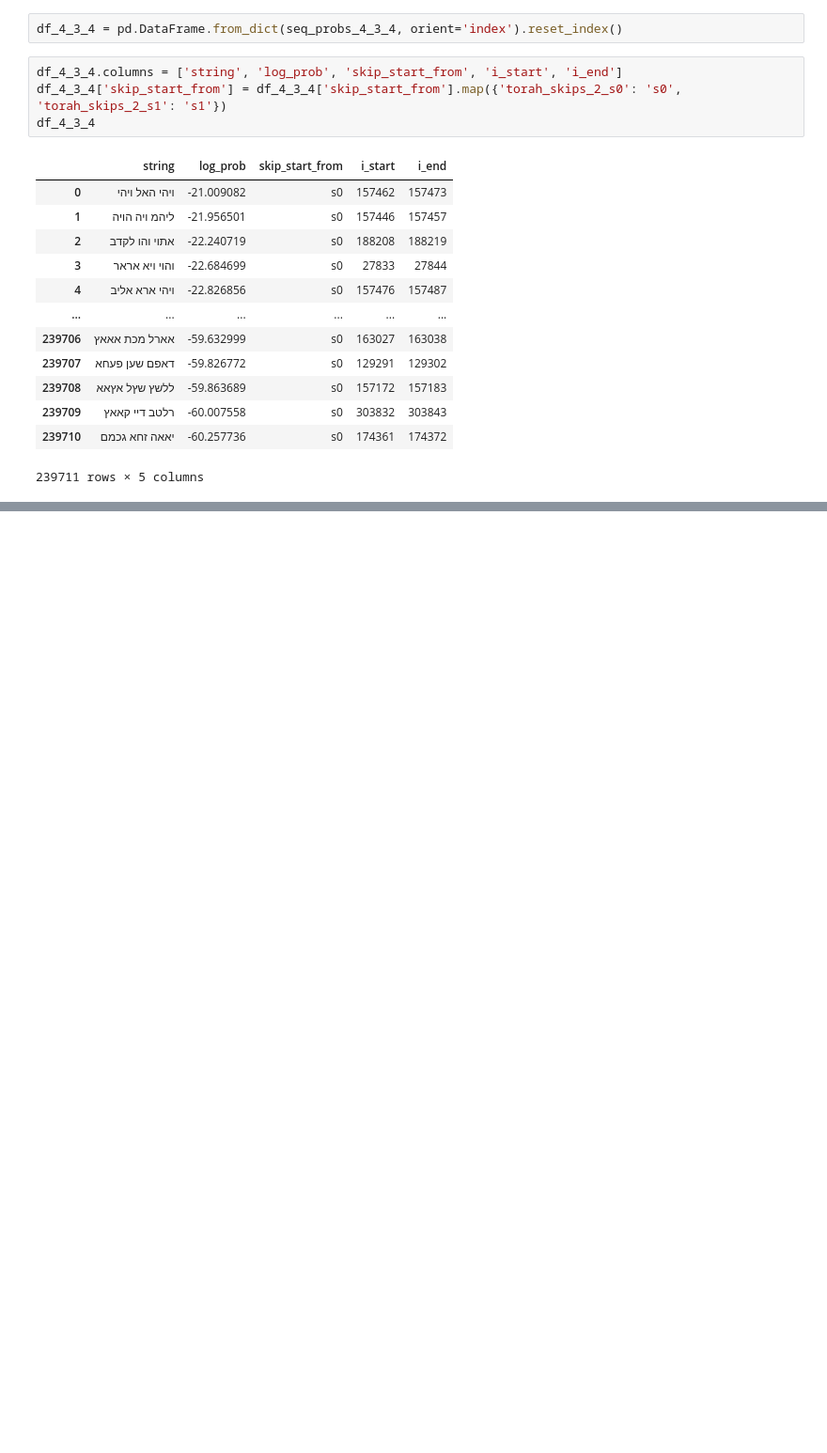
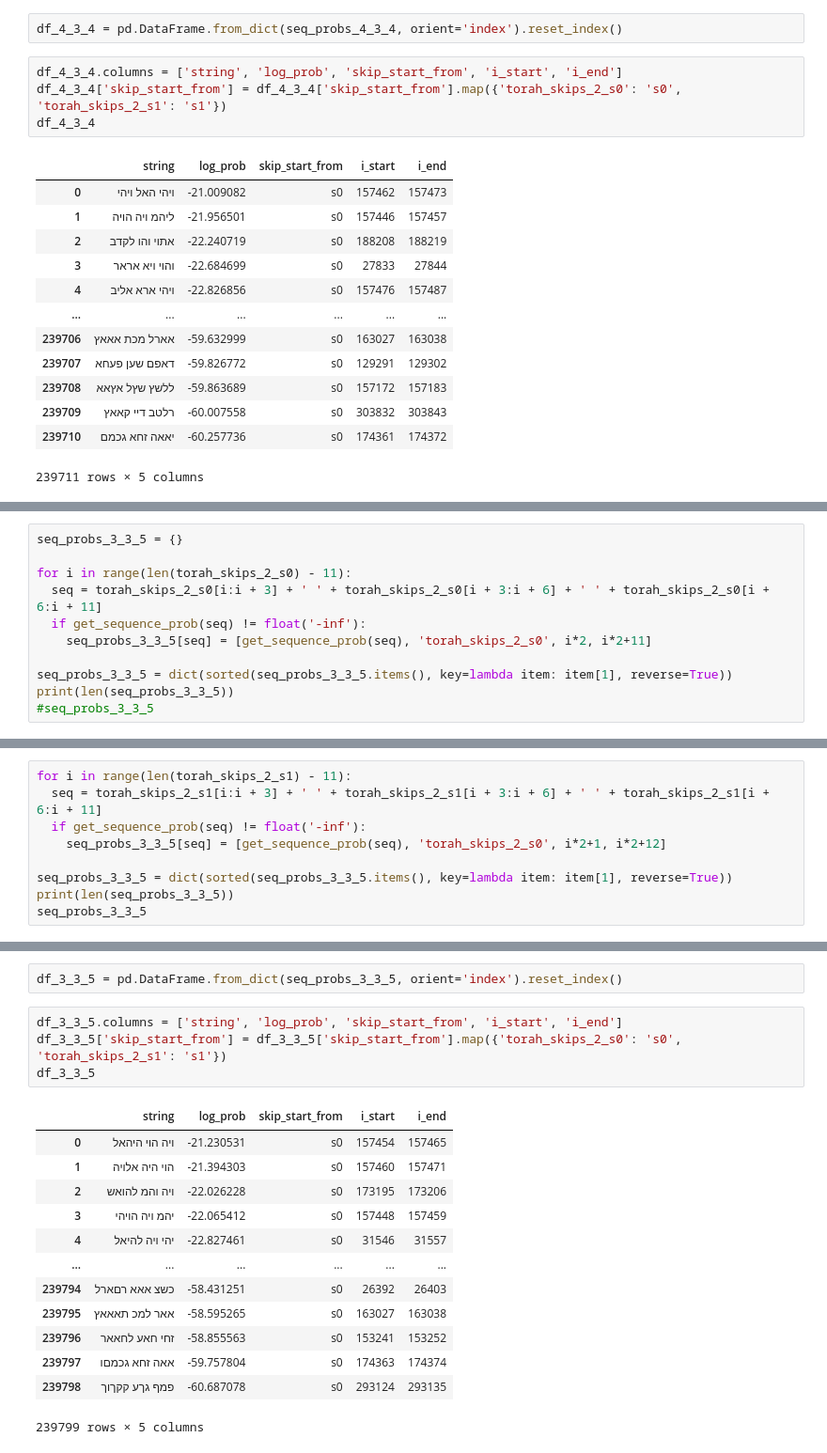
Before and after one commit to mannmoshe/text-recognition, a Jupyter notebook: text_recognition.ipynb, the cells around one changed output, grey strips where cells are left out. Shown: that part at 94% size. Drawn from its saved outputs; the diff is of its cells as text; blank space fills up the shorter version.

```diff
--- a/text_recognition.ipynb
+++ b/text_recognition.ipynb
@@ -539,3 +538,14 @@ files.download('df_4_3_4.csv')
 # %% [output]
 [interactive output not drawn]
 [interactive output not drawn]
+# %%
+seq_probs_3_3_5 = {}
+
+for i in range(len(torah_skips_2_s0) - 11):
+  seq = torah_skips_2_s0[i:i + 3] + ' ' + torah_skips_2_s0[i + 3:i + 6] + ' ' + torah_skips_2_s0[i + 6:i + 11]
+  if get_sequence_prob(seq) != float('-inf'):
+    seq_probs_3_3_5[seq] = [get_sequence_prob(seq), 'torah_skips_2_s0', i*2, i*2+11]
+
+seq_probs_3_3_5 = dict(sorted(seq_probs_3_3_5.items(), key=lambda item: item[1], reverse=True))
+print(len(seq_probs_3_3_5))
+#seq_probs_3_3_5
@@ -541,0 +554,9 @@ files.download('df_4_3_4.csv')
+# %%
+for i in range(len(torah_skips_2_s1) - 11):
+  seq = torah_skips_2_s1[i:i + 3] + ' ' + torah_skips_2_s1[i + 3:i + 6] + ' ' + torah_skips_2_s1[i + 6:i + 11]
+  if get_sequence_prob(seq) != float('-inf'):
+    seq_probs_3_3_5[seq] = [get_sequence_prob(seq), 'torah_skips_2_s0', i*2+1, i*2+12]
+
+seq_probs_3_3_5 = dict(sorted(seq_probs_3_3_5.items(), key=lambda item: item[1], reverse=True))
+print(len(seq_probs_3_3_5))
+seq_probs_3_3_5
@@ -541,0 +582,20 @@ files.download('df_4_3_4.csv')
+# %%
+df_3_3_5 = pd.DataFrame.from_dict(seq_probs_3_3_5, orient='index').reset_index()
+# %%
+df_3_3_5.columns = ['string', 'log_prob', 'skip_start_from', 'i_start', 'i_end']
+df_3_3_5['skip_start_from'] = df_3_3_5['skip_start_from'].map({'torah_skips_2_s0': 's0', 'torah_skips_2_s1': 's1'})
+df_3_3_5
+# %% [output]
+|  | string | log_prob | skip_start_from | i_start | i_end |
+| 0 | ויה הוי היהאל | -21.230531 | s0 | 157454 | 157465 |
+| 1 | הוי היה אלויה | -21.394303 | s0 | 157460 | 157471 |
+| 2 | ויה והמ להואש | -22.026228 | s0 | 173195 | 173206 |
+| 3 | יהמ ויה הויהי | -22.065412 | s0 | 157448 | 157459 |
+| 4 | יהי ויה להיאל | -22.827461 | s0 | 31546 | 31557 |
+| ... | ... | ... | ... | ... | ... |
+| 239794 | כשצ אאא רםארל | -58.431251 | s0 | 26392 | 26403 |
+| 239795 | אאר למכ תאאאץ | -58.595265 | s0 | 163027 | 163038 |
+| 239796 | זחי חאע לחאאר | -58.855563 | s0 | 153241 | 153252 |
+| 239797 | אאה זחא גכמםו | -59.757804 | s0 | 174363 | 174374 |
+| 239798 | פמף גךע קקךוך | -60.687078 | s0 | 293124 | 293135 |
+239799 rows × 5 columns
```
Also changed, not shown: parts of 7 cells of this notebook.
